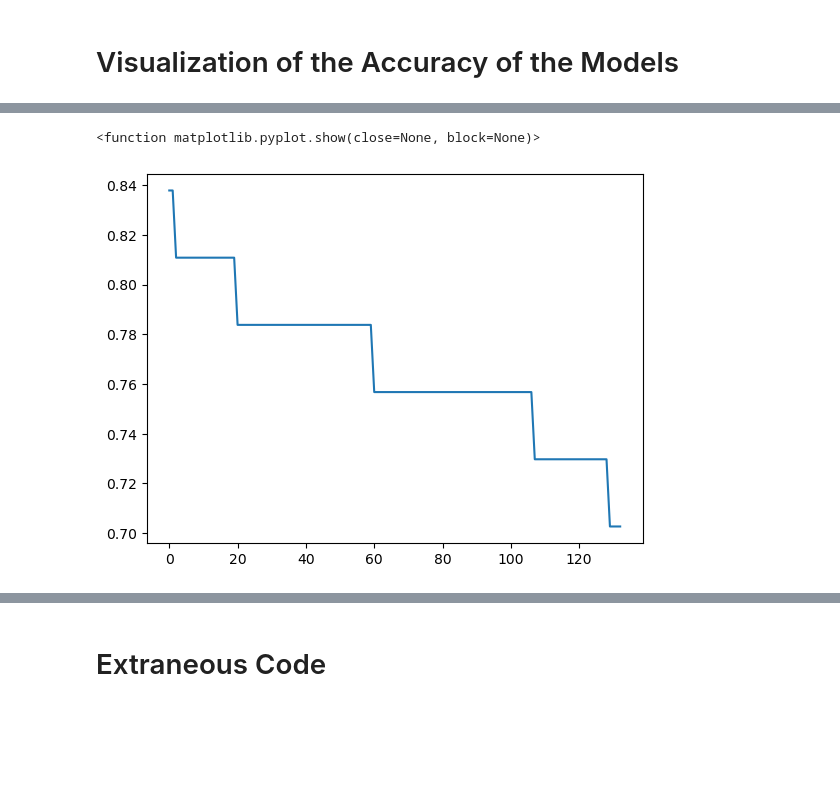
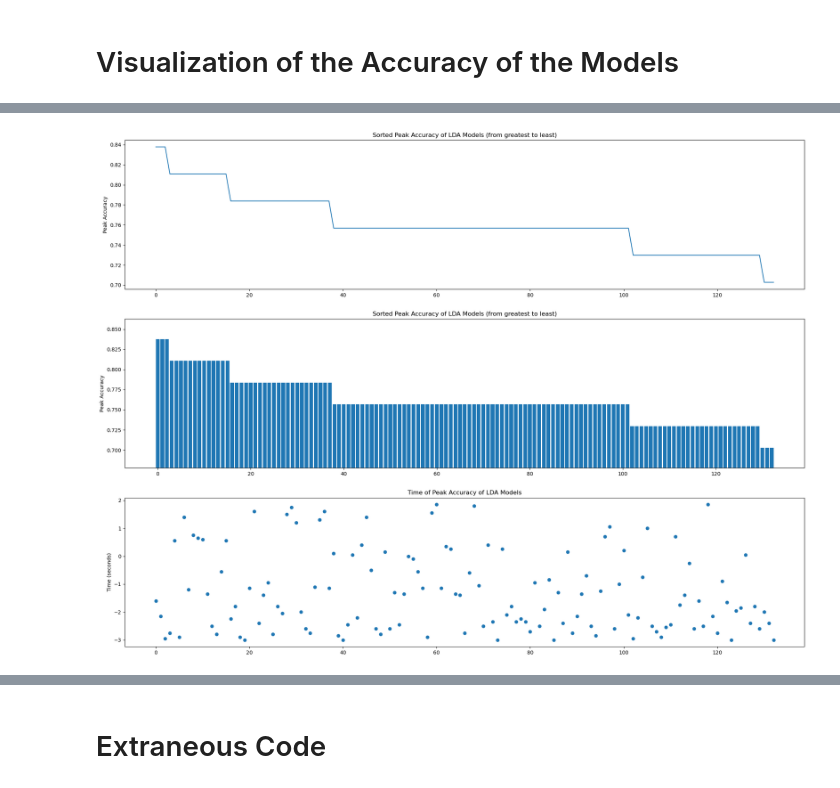
Before and after one commit to ncsl/decoding-decision-making, a Jupyter notebook: EFRI Data Analysis LDA.ipynb, the cells around one changed output, grey strips where cells are left out. Saved outputs shown, nothing was run; the diff lists cells and outputs as text; code cells hidden in the pictures; blank space fills up the shorter version.

Commit message:
create functions to visualize model accuracies

```diff
--- a/EFRI Data Analysis LDA.ipynb
+++ b/EFRI Data Analysis LDA.ipynb
@@ -204,11 +215,3 @@ if __name__ == '__main__':
     pool.join()
 # %% [markdown]
 # Visualization of the Accuracy of the Models
-# %%
-# mean_accuracies = np.mean(model_accuracies, axis=(2)) # Create an array storing the average accuracies for each channel at each timepoint
-best_scores_max = np.zeros((num_channels,3))
-
-for channel in range(num_channels):
-    best_scores_max[channel, 0] = channel # store the channel index
-    best_scores_max[channel, 2] = max(best_scores[channel,:]) # value of the max score in a particular channel for all time points
-    best_scores_max[channel, 1] = list(best_scores[channel]).index(max(best_scores[channel,:])) # the time point at which the maximum accuracy occurs
@@ -237,7 +218,36 @@ array([[ 55.        ,  63.        ,   0.83783784],
-# %%
-plt.plot(best_scores_max_sorted[:,2])
-plt.show
-# %% [output]
-<function matplotlib.pyplot.show(close=None, block=None)>
-[figure, removed]
+# %%
+def plot_sorted_accuracies(best_scores_max_sorted):
+    fig, axs = plt.subplots(3, 1, figsize=(24, 18))
+
+    axs[0].set_title('Sorted Peak Accuracy of LDA Models (from greatest to least)')
+    axs[0].set_ylabel('Peak Accuracy')
+    axs[0].plot(best_scores_max_sorted[:,2])
+
+    axs[1].set_title('Sorted Peak Accuracy of LDA Models (from greatest to least)')
+    axs[1].set_ylabel('Peak Accuracy')
+    axs[1].bar(np.arange(0,num_channels), best_scores_max_sorted[:,2])
+    axs[1].set_ylim(min(best_scores_max_sorted[:,2]) - 0.025, max(best_scores_max_sorted[:,2]) + 0.025)
+
+    axs[2].set_title('Time of Peak Accuracy of LDA Models')
+    axs[2].set_ylabel('Time (seconds)')
+    time = best_scores_max_sorted[:,1]/20 -3
+    axs[2].scatter(np.arange(0, num_channels), time)
+
+    plt.savefig('accuracy_plots/sorted_accuracies.png')
+# %%
+def plot_scores(num_channels, best_scores):
+    best_scores_max = np.zeros((num_channels,3))
+
+    for channel in range(num_channels):
+        best_scores_max[channel, 0] = channel # store the channel index
+        best_scores_max[channel, 1] = list(best_scores[channel]).index(max(best_scores[channel])) # the time point at which the maximum accuracy occurs
+        best_scores_max[channel, 2] = max(best_scores[channel]) # value of the max score in a particular channel for all time points
+
+    best_scores_max_sorted = best_scores_max[best_scores_max[:,2].argsort()[::-1]]
+
+    plot_sorted_accuracies(best_scores_max_sorted)
+# %%
+plot_scores(num_channels, best_scores)
+# %% [output]
+[figure, added]
 # %%
```
Also changed, not shown: parts of 23 cells of this notebook.
